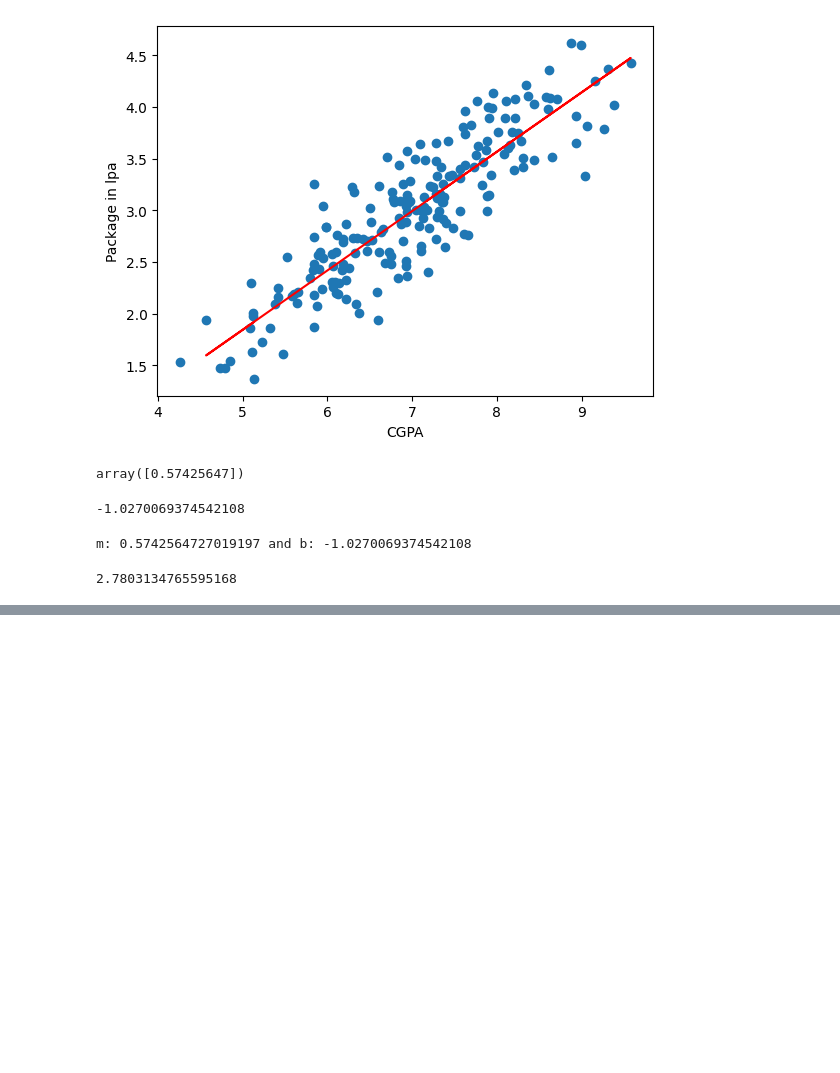
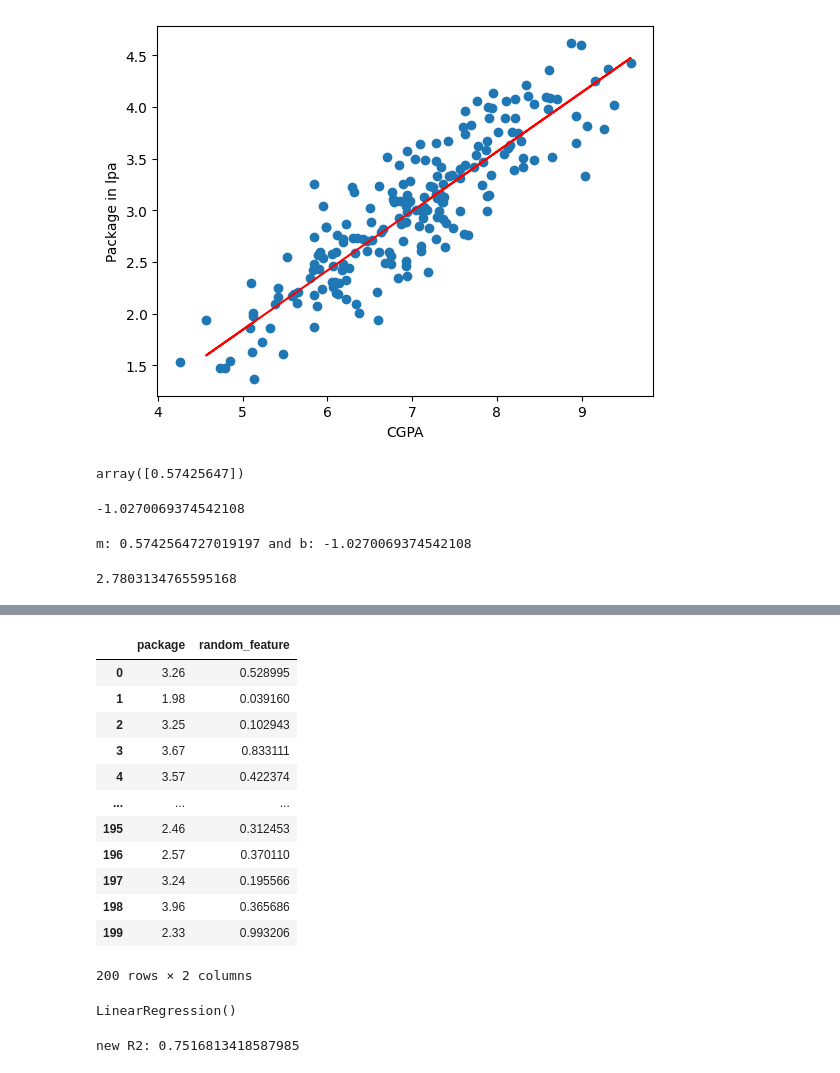
Before and after one commit to mrranger939/ML_ALGOS, a Jupyter notebook: 1_SLR/slr.ipynb, the cells around one changed output, grey strips where cells are left out. Cells and saved outputs as stored; diff of their text form; code cells hidden in the pictures; blank space fills up the shorter version.

```diff
--- a/1_SLR/slr.ipynb
+++ b/1_SLR/slr.ipynb
@@ -156,0 +237,18 @@ print(lrm.predict(X_test_v[0]))
+# %%
+X_ar = new_df[['package', 'random_feature']]
+y_ar = new_df['cgpa']
+X_ar
+# %% [output]
+|  | package | random_feature |
+| 0 | 3.26 | 0.528995 |
+| 1 | 1.98 | 0.039160 |
+| 2 | 3.25 | 0.102943 |
+| 3 | 3.67 | 0.833111 |
+| 4 | 3.57 | 0.422374 |
+| ... | ... | ... |
+| 195 | 2.46 | 0.312453 |
+| 196 | 2.57 | 0.370110 |
+| 197 | 3.24 | 0.195566 |
+| 198 | 3.96 | 0.365686 |
+| 199 | 2.33 | 0.993206 |
+200 rows × 2 columns
@@ -156,0 +259,4 @@ print(lrm.predict(X_test_v[0]))
+# %%
+lrar.fit(X_train_ar, y_train_ar)
+# %% [output]
+LinearRegression()
@@ -156,0 +265,4 @@ print(lrm.predict(X_test_v[0]))
+# %%
+print(f"new R2: {r2_score(y_test_ar, y_pred_ar)}")
+# %% [output]
+new R2: 0.7516813418587985
```
Also changed, not shown: parts of 16 cells of this notebook.
